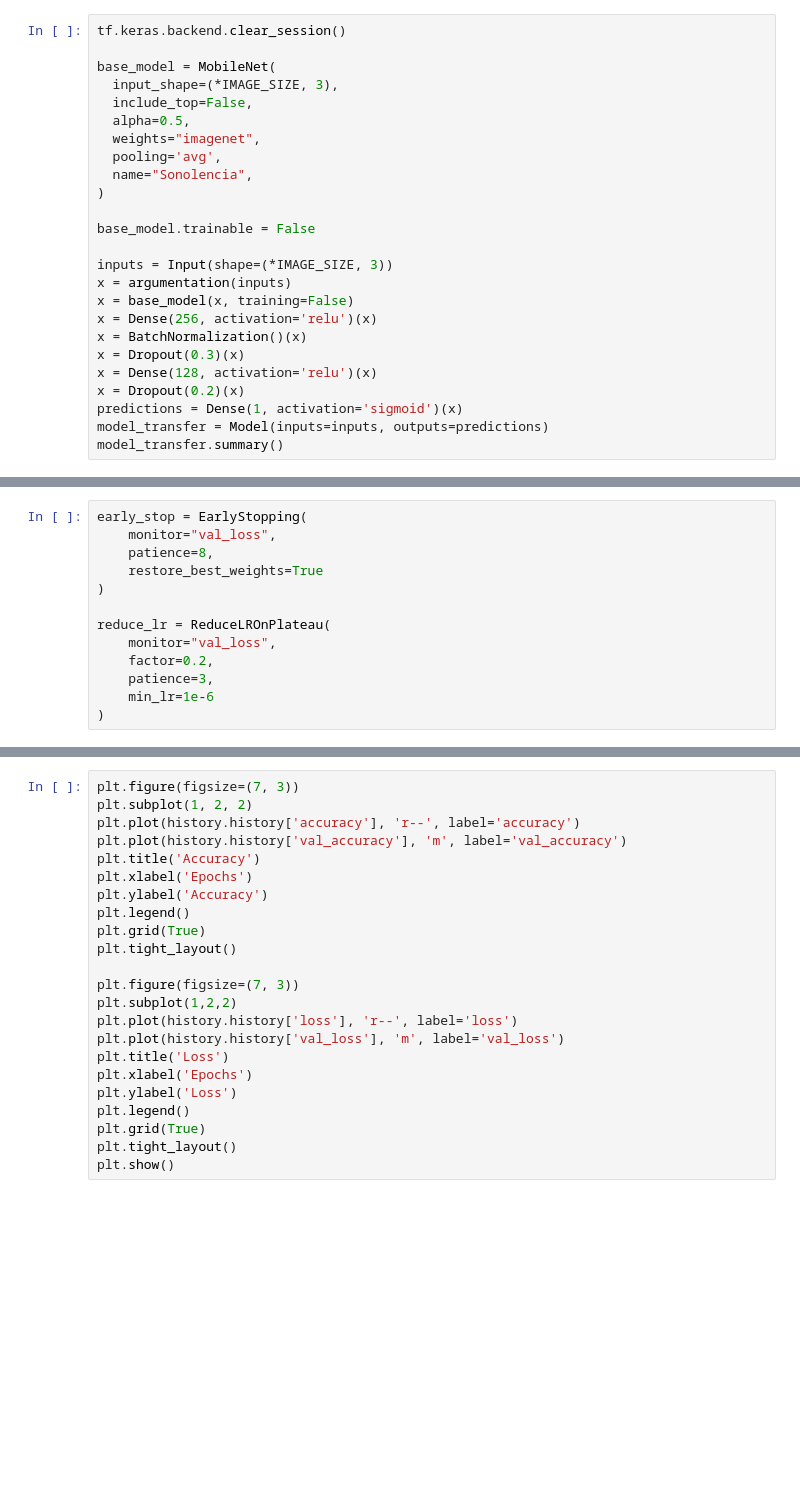
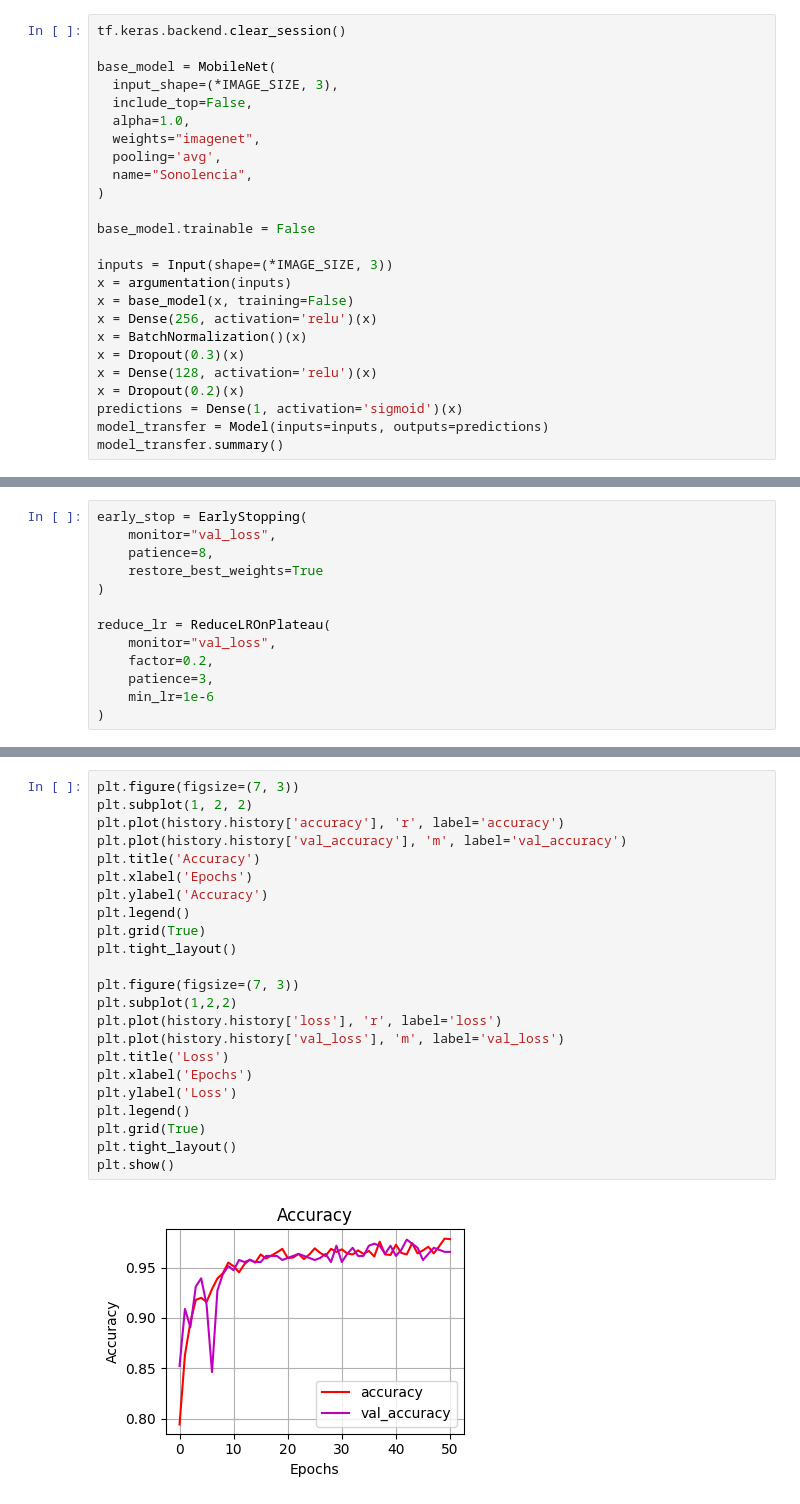
Before and after one commit to ClassNeuralNetwork/classification-fatigue-detection, a Jupyter notebook: Deteccao_Sonolencia_MobileNet.ipynb, the cells around one changed output, grey strips where cells are left out. Drawn from its saved outputs; the diff is of its cells as text; blank space fills up the shorter version.

```diff
--- a/Deteccao_Sonolencia_MobileNet.ipynb
+++ b/Deteccao_Sonolencia_MobileNet.ipynb
@@ -128,7 +143,7 @@ tf.keras.backend.clear_session()
 base_model = MobileNet(
   input_shape=(*IMAGE_SIZE, 3),
   include_top=False,
-  alpha=0.5,
+  alpha=1.0,
   weights="imagenet",
   pooling='avg',
   name="Sonolencia",
@@ -177,23 +231,25 @@ model_transfer.save('model_sonolencia.keras')
 # %%
 plt.figure(figsize=(7, 3))
 plt.subplot(1, 2, 2)
-plt.plot(history.history['accuracy'], 'r--', label='accuracy')
+plt.plot(history.history['accuracy'], 'r', label='accuracy')
 plt.plot(history.history['val_accuracy'], 'm', label='val_accuracy')
 plt.title('Accuracy')
 plt.xlabel('Epochs')
 plt.ylabel('Accuracy')
 plt.legend()
 plt.grid(True)
 plt.tight_layout()
 
 plt.figure(figsize=(7, 3))
 plt.subplot(1,2,2)
-plt.plot(history.history['loss'], 'r--', label='loss')
+plt.plot(history.history['loss'], 'r', label='loss')
 plt.plot(history.history['val_loss'], 'm', label='val_loss')
 plt.title('Loss')
 plt.xlabel('Epochs')
 plt.ylabel('Loss')
 plt.legend()
 plt.grid(True)
 plt.tight_layout()
 plt.show()
+# %% [output]
+[figure, added]
```
Also changed, not shown: parts of 12 cells of this notebook.
